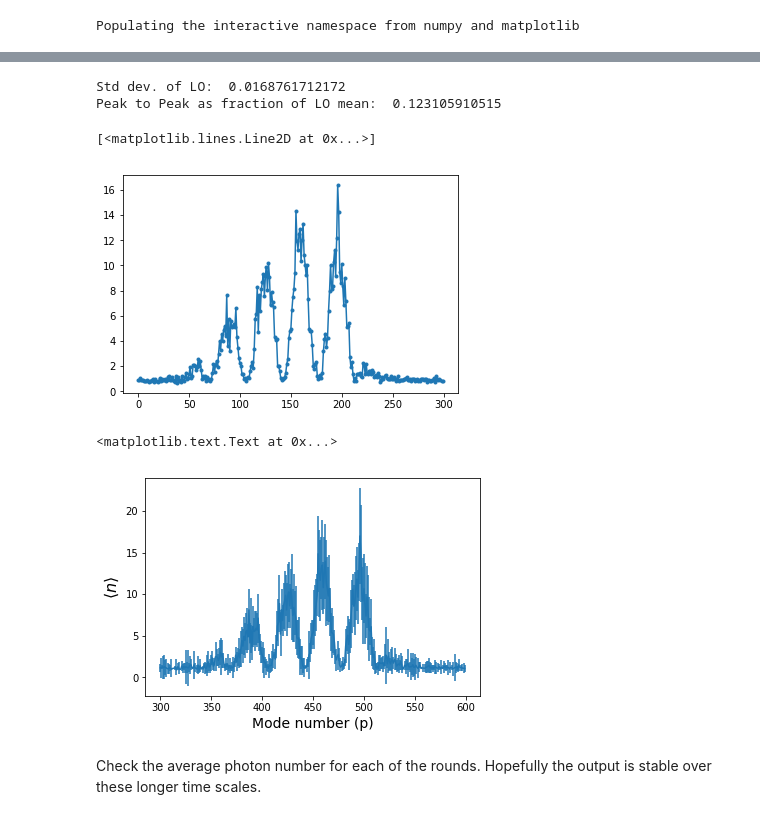
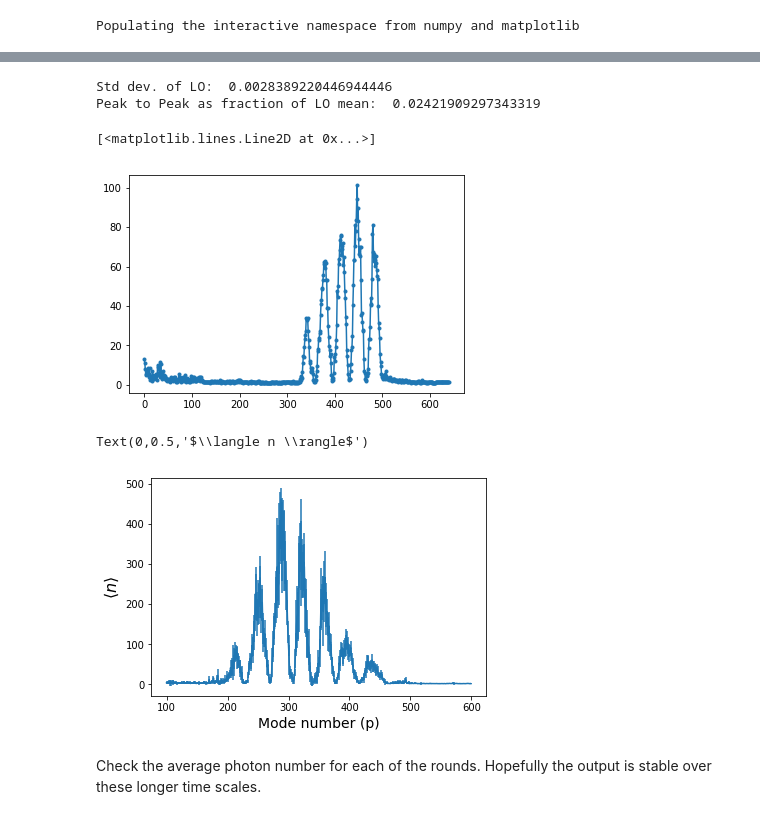
Before and after one commit to DawesLab/CCDimage, a Jupyter notebook: New Analysis (interspersed vacuum rounds).ipynb, the cells around one changed output, grey strips where cells are left out. Cells and saved outputs as stored; diff of their text form; code cells hidden in the pictures.

```diff
--- a/New Analysis (interspersed vacuum rounds).ipynb
+++ b/New Analysis (interspersed vacuum rounds).ipynb
@@ -15,6 +17,6 @@ import Qfunction as Q
 # %%
 #Use this to pull from a different day:
-data_folder = "/home/photon/data/04-24-2018"
+data_folder = "/home/photon/data/05-30-2018"
 sys.path.append("/home/photon/code/Qfunction/")
 chdir(data_folder)
 import Qfunction as Q
@@ -27,6 +38,6 @@ zip(allFiles,range(len(allFiles)))
 # %%
 #Import last file in folder (by default)
-data_npz = np.load(allFiles[2])
+data_npz = np.load(allFiles[3])
 VacCorrected = data_npz['VacCorrected']
 ncount = data_npz['ncount']
 # %%
@@ -34,32 +45,32 @@ n = np.sqrt(ncount)
 print "Std dev. of LO: ", n.std()/n.mean()
 print "Peak to Peak as fraction of LO mean: ", (n.max()-n.min())  / n.mean()
 # %% [output]
-Std dev. of LO:  0.0168761712172
-Peak to Peak as fraction of LO mean:  0.123105910515
+Std dev. of LO:  0.0028389220446944446
+Peak to Peak as fraction of LO mean:  0.02421909297343319
 # %%
 scaled_vc = np.sqrt(2.0/ncount)*VacCorrected
 # %%
 avg_n_quick = [0.5*(np.mean(np.abs(scaled_vc[i,:,:].flatten('F'))))**2 for i in range(650)]
 # %%
-plot(avg_n_quick[300:600],".-")  # look at the modes with their amplitudes
+plot(avg_n_quick[10:],".-")  # look at the modes with their amplitudes
 # %% [output]
 [<matplotlib.lines.Line2D at 0x...>]
-[figure, old version]
+[figure, new version]
 # %%
-start = 300
+start = 100
 stop = 600
 std_dev_n = np.zeros(650)
 avg_n = np.zeros(650)
 for i in range(start,stop):
     x = np.real(scaled_vc[i,:,:].flatten('F'))
     y = np.imag(scaled_vc[i,:,:].flatten('F'))
     std_dev_n[i] = Q.std_n_raw(x,y)
     avg_n[i] = Q.avg_n_raw(x,y)
 
 errorbar(arange(start,stop,1),avg_n[start:stop],yerr=std_dev_n[start:stop])
 xlabel("Mode number (p)",size=14)
 ylabel("$\\langle n \\rangle$",size=16)
 # %% [output]
-<matplotlib.text.Text at 0x...>
+Text(0,0.5,'$\\langle n \\rangle$')
-[figure, old version]
+[figure, new version]
 # %%
```
Also changed, not shown: parts of 12 cells of this notebook, 1 other file.
